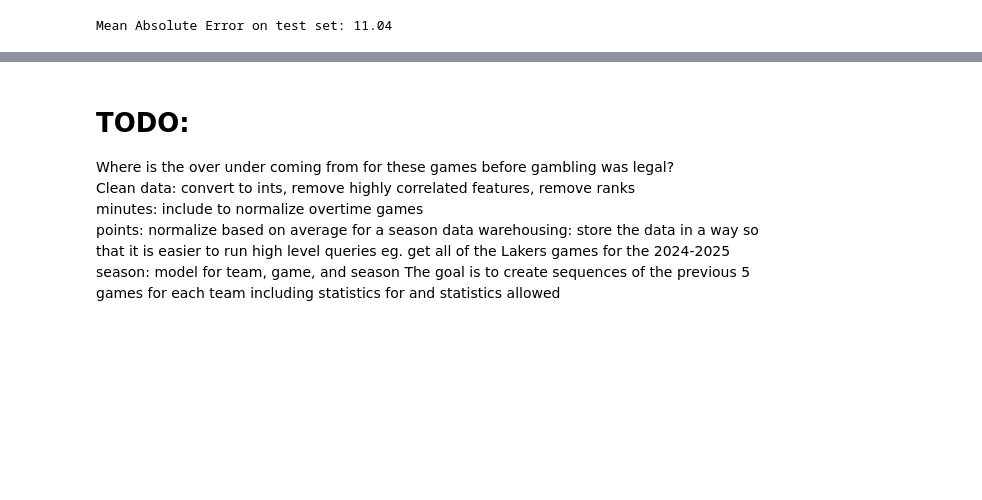
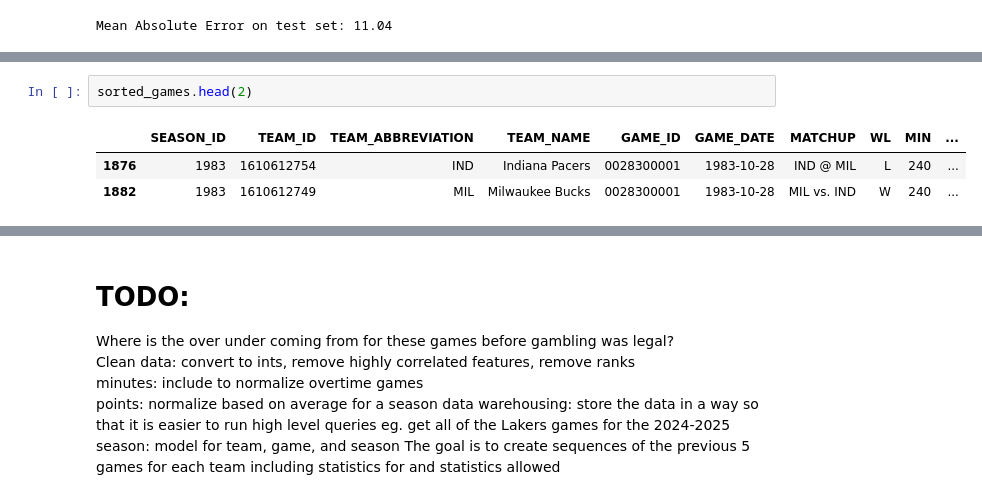
Before and after one commit to wtbtucker/NBA-Machine-Learning-Sports-Betting, a Jupyter notebook: data_mining_pipeline.ipynb, the cells around one changed output, grey strips where cells are left out. Cells and saved outputs as stored; diff of their text form; blank space fills up the shorter version.

```diff
--- a/data_mining_pipeline.ipynb
+++ b/data_mining_pipeline.ipynb
@@ -312,0 +338,6 @@ Mean Absolute Error on test set: 11.04
+# %%
+sorted_games.head(2)
+# %% [output]
+|  | SEASON_ID | TEAM_ID | TEAM_ABBREVIATION | TEAM_NAME | GAME_ID | GAME_DATE | MATCHUP | WL | MIN | ... |
+| 1876 | 1983 | 1610612754 | IND | Indiana Pacers | 0028300001 | 1983-10-28 | IND @ MIL | L | 240 | ... |
+| 1882 | 1983 | 1610612749 | MIL | Milwaukee Bucks | 0028300001 | 1983-10-28 | MIL vs. IND | W | 240 | ... |
```
Also changed, not shown: parts of 11 cells of this notebook.
